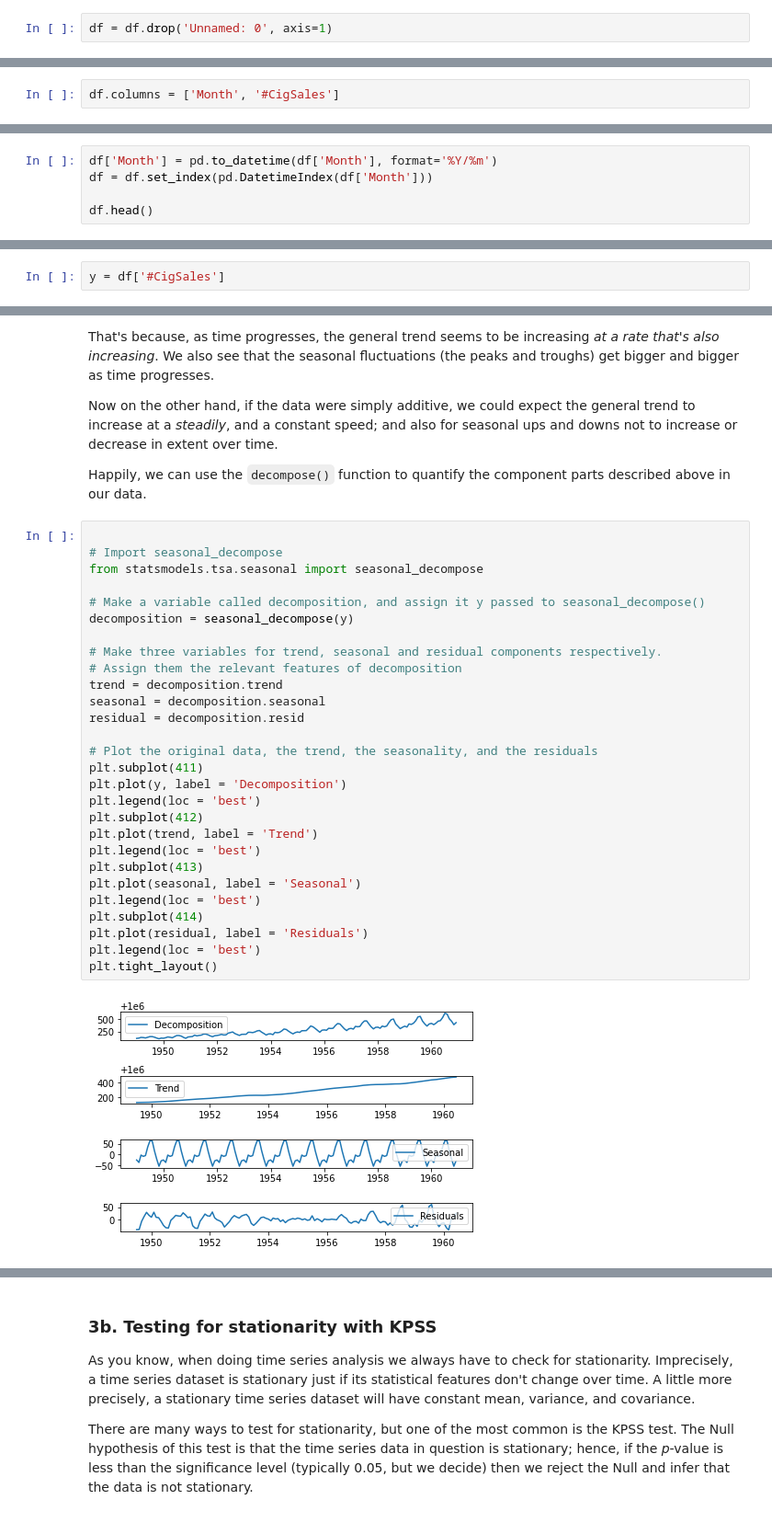
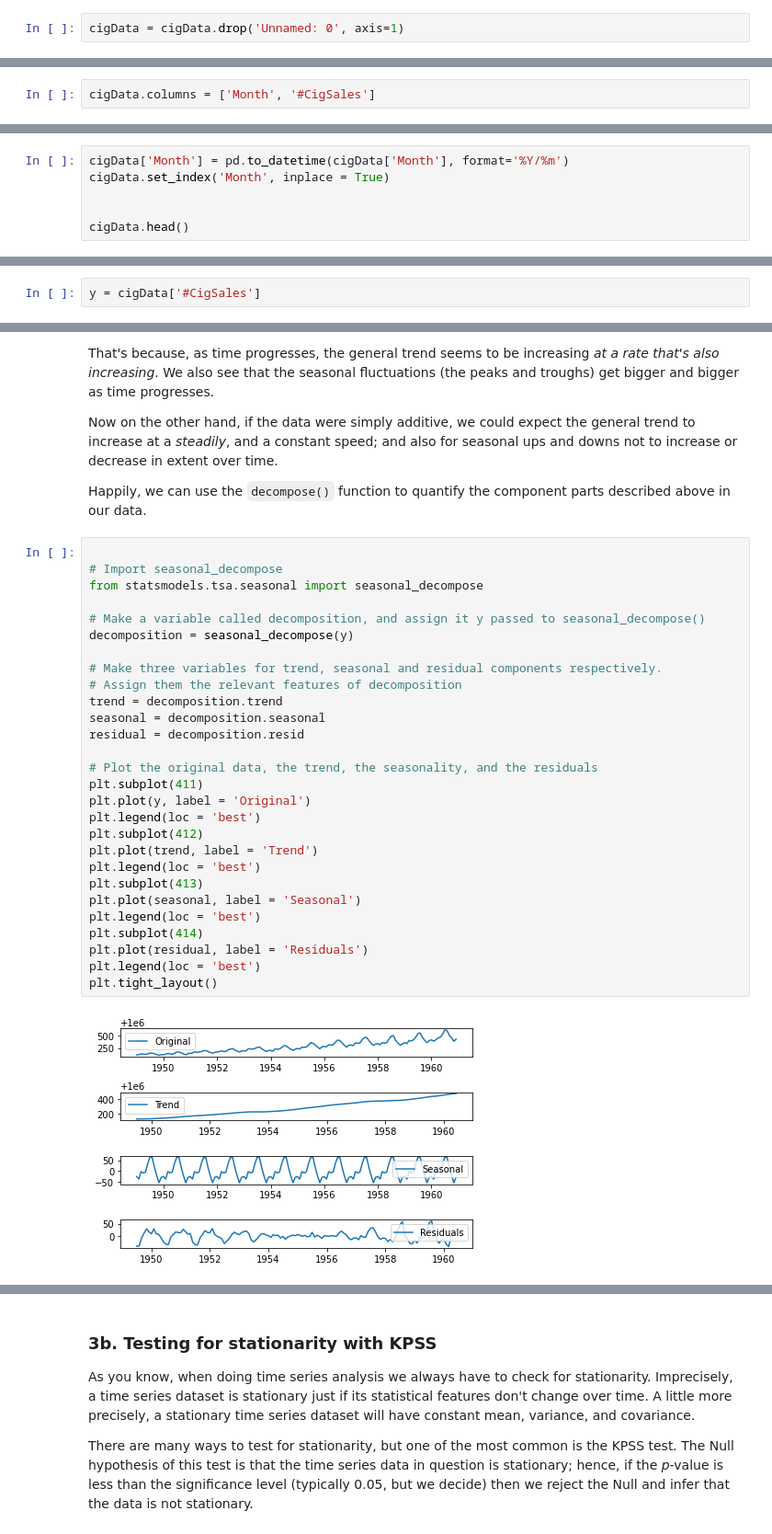
Before and after one commit to karlakum/Cowboys-CigrettesCaseStudy, a Jupyter notebook: Cowboy Cigarettes Case Study - Tier 3.ipynb, the cells around one changed output, grey strips where cells are left out. Shown: that part at 92% size. Drawn from its saved outputs; the diff is of its cells as text.

```diff
--- a/Cowboy Cigarettes Case Study - Tier 3.ipynb
+++ b/Cowboy Cigarettes Case Study - Tier 3.ipynb
@@ -114,7 +114,7 @@ False
 ### 2a. Dropping unwanted columns
 We need to cut that `Unnamed: 0` column. Delete it here.
 # %%
-df = df.drop('Unnamed: 0', axis=1)
+cigData = cigData.drop('Unnamed: 0', axis=1)
 # %% [markdown]
 ### 2b. Nomenclature
 # %% [markdown]
@@ -129,7 +129,7 @@ df.head()
 | 3 | 1949-04 | 1000129 |
 | 4 | 1949-05 | 1000121 |
 # %%
-df.columns = ['Month', '#CigSales']
+cigData.columns = ['Month', '#CigSales']
 # %% [markdown]
 Call a head() to check this has worked.
 # %%
@@ -148,8 +148,9 @@ Now, do time series analysis on a Pandas dataframe is overkill, and is actually
 
 Notice that the `Month` field was an object. Let's type convert the `Month` column to a Python `datetime`, before making that the index.
 # %%
-df['Month'] = pd.to_datetime(df['Month'], format='%Y/%m')
-df = df.set_index(pd.DatetimeIndex(df['Month']))
+cigData['Month'] = pd.to_datetime(cigData['Month'], format='%Y/%m')
+cigData.set_index('Month', inplace = True)
 
-df.head()
+
+cigData.head()
 # %% [output]
@@ -169,7 +170,7 @@ The data is now indexed by date, as time series data ought to be.
 
 Since we want to predict the number of cigarette sales at Cowboy cigarettes, and `y` is typically used to signify a predictor variable, let's create a new variable called `y` and assign the indexed #Passenger column.
 # %%
-y = df['#CigSales']
+y = cigData['#CigSales']
 # %% [markdown]
 Check the type of our new variable.
 # %%
@@ -231,30 +232,30 @@ Happily, we can use the `decompose()` function to quantify the component parts d
 # %%
 
 # Import seasonal_decompose
 from statsmodels.tsa.seasonal import seasonal_decompose
 
 # Make a variable called decomposition, and assign it y passed to seasonal_decompose()
 decomposition = seasonal_decompose(y)
 
 # Make three variables for trend, seasonal and residual components respectively.
 # Assign them the relevant features of decomposition
 trend = decomposition.trend
 seasonal = decomposition.seasonal
 residual = decomposition.resid
 
 # Plot the original data, the trend, the seasonality, and the residuals
 plt.subplot(411)
-plt.plot(y, label = 'Decomposition')
+plt.plot(y, label = 'Original')
 plt.legend(loc = 'best')
 plt.subplot(412)
 plt.plot(trend, label = 'Trend')
 plt.legend(loc = 'best')
 plt.subplot(413)
 plt.plot(seasonal, label = 'Seasonal')
 plt.legend(loc = 'best')
 plt.subplot(414)
 plt.plot(residual, label = 'Residuals')
 plt.legend(loc = 'best')
 plt.tight_layout()
 # %% [output]
-[figure, old version]
+[figure, new version]
```
Also changed, not shown: parts of 23 cells of this notebook.
